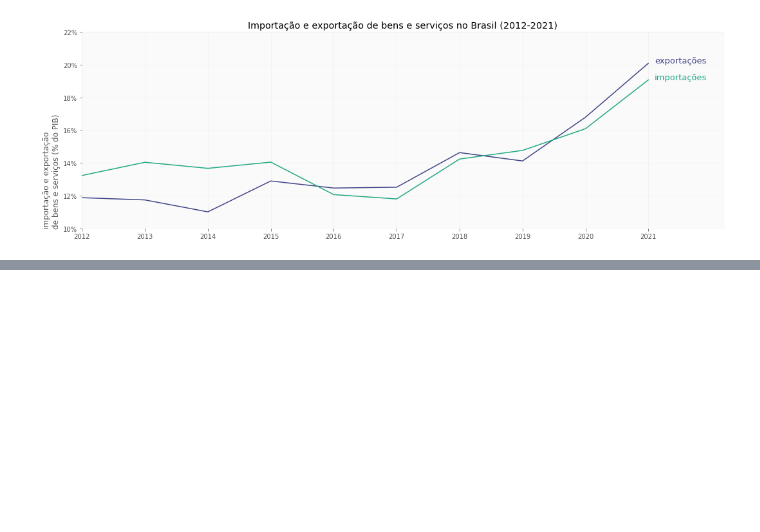
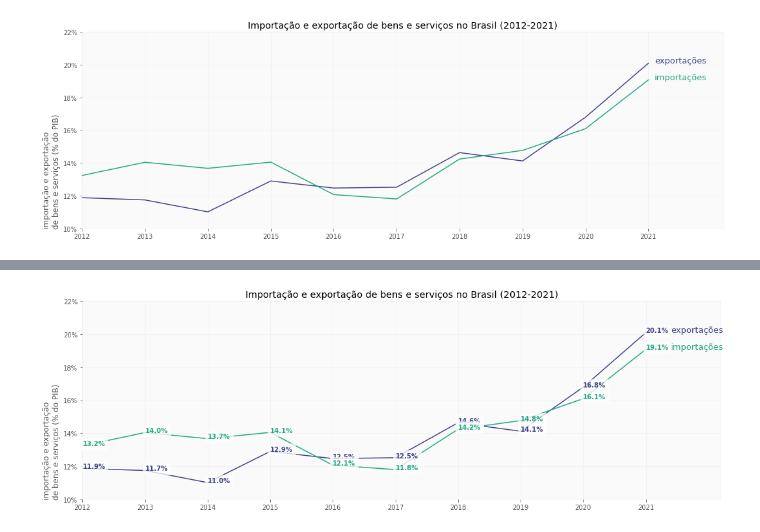
Before and after one commit to dipucriodigital/ciencia-de-dados-e-analytics, a Jupyter notebook: visualizacao-de-informacao/VisInfo_video04_aula02_grafico_linhas.ipynb, the cells around one changed output, grey strips where cells are left out. Drawn from its saved outputs; the diff is of its cells as text; code cells hidden in the pictures; blank space fills up the shorter version.

Commit message:
acrescentada uma variação de gráfico de linhas com os valores de cada ponto inseridos no gráfico

```diff
--- a/visualizacao-de-informacao/VisInfo_video04_aula02_grafico_linhas.ipynb
+++ b/visualizacao-de-informacao/VisInfo_video04_aula02_grafico_linhas.ipynb
@@ -37,0 +21,13 @@ mpl.__version__
+# %%
+# Monta o Google drive para acessar
+from google.colab import drive
+from google.colab import files
+drive.mount('/content/gdrive', force_remount = False)
+
+# pasta de imagens dentro do Google Drive
+img_path = '/content/gdrive/My Drive/Images/'
+
+# Verifica se pasta de imagens existe; senão cria
+import os
+if (not os.path.exists(img_path)):
+  os.mkdir(img_path)
@@ -457,0 +458,66 @@ plt.show()
+# %%
+# Cria dataframe somente com dados do Brasil
+ie_br = ie_wide[ie_wide['Country Code'] == 'BRA'].copy()
+
+# Prepara a figura (fig) e a área do gráfico (ax) com largura 15 e altura 5
+fig, ax = plt.subplots(figsize = (15,5))
+
+# Plota o gráfico de linha
+# Note que os parâmetros para os vetores associados os eixos X e Y não devem ser nomeados
+l1 = ax.plot(ie_br['Year'], ie_br['Exports of goods and services (% of GDP)'],
+        color = coresViridis[1],
+        label = 'exportações')
+
+l2 = ax.plot(ie_br['Year'], ie_br['Imports of goods and services (% of GDP)'],
+        color = coresViridis[3],
+        label = 'importações')
+
+# Acrescenta um título ao gráfico
+ax.set_title('Importação e exportação de bens e serviços no Brasil (2012-2021)')
+
+# Define os rótulos dos eixos
+# ax.set_xlabel('ano')
+ax.set_ylabel('importação e exportação \nde bens e serviços (% do PIB)', y = 0, horizontalalignment = 'left') # é importante esclarecer a unidade e a ordem de grandeza
+
+# Define os valores do eixo X
+ax.set_xticks(ticks = ie_br['Year'], labels = ie_br['Year'])
+
+# Calcula as posições dos valores no eixo Y conforme o intervalo desejado
+ymin = math.floor(min(ie_br['Exports of goods and services (% of GDP)'].tolist() + ie_br['Imports of goods and services (% of GDP)'].tolist())) // 2 * 2
+ymax = (math.ceil(max(ie_br['Exports of goods and services (% of GDP)'].tolist() + ie_br['Imports of goods and services (% of GDP)'].tolist())) // 2 + 2) * 2
+yticks = np.arange(start = ymin, stop = ymax, step = 2)
+
+# Define os valores do eixo Y
+ax.set_yticks(ticks = yticks, labels = ["{:.0f}%".format(y) for y in yticks])
+
+# Aumenta os limites do eixo X para abrir espaço para o rótulo da série ao lado de cada linha
+plt.xlim([min(ie_br["Year"]), max(ie_br["Year"]) + 1.2 ])
+
+# Anota o gráfico com os nomes das séries ao final de cada linha
+handles = ax.get_legend_handles_labels()
+for i in range(len(handles)):
+  maxx = max(handles[0][i].get_xdata()) # dados X da linha
+  maxy = max(handles[0][i].get_ydata()) # dados Y da linha
+  label = handles[1][i]                 # rótulo da linha (parâmetro label no Axes.plot)
+  ax.annotate(text = label, xy = (maxx+0.4, maxy), color = handles[0][i].get_color(), size = 13)
+  # Inclui os valores em cada ponto das linhas
+  for j in range(len(handles[0][i].get_xdata())):
+    x=handles[0][i].get_xdata()[j]
+    y=handles[0][i].get_ydata()[j]
+    t = ax.annotate(text='{:.1f}%'.format(y),xy=(x,y), color = handles[0][i].get_color(), weight = 'bold')
+    t.set_bbox(dict(facecolor='w', alpha=0.75, edgecolor='w'))
+
+# Ajusta as margens do gráfico (para eliminar margens desnecessárias)
+plt.tight_layout()
+
+# Armazena o gráfico (em diferentes formatos):
+# - formatos vetoriais (NÃO perdem resolução quando redimensionados)
+plt.savefig(img_path + "linhas-multiplas-rotulos.pdf")
+plt.savefig(img_path + "linhas-multiplas-rotulos.svg")
+# - formato rasterizado (perde resolução quando redimensionado)
+plt.savefig(img_path + "linhas-multiplas-rotulos.png", dpi = 150, format = "png")
+
+# Exibe o gráfico
+plt.show()
+# %% [output]
+[figure, added]
```
Also changed, not shown: parts of 10 cells of this notebook.
